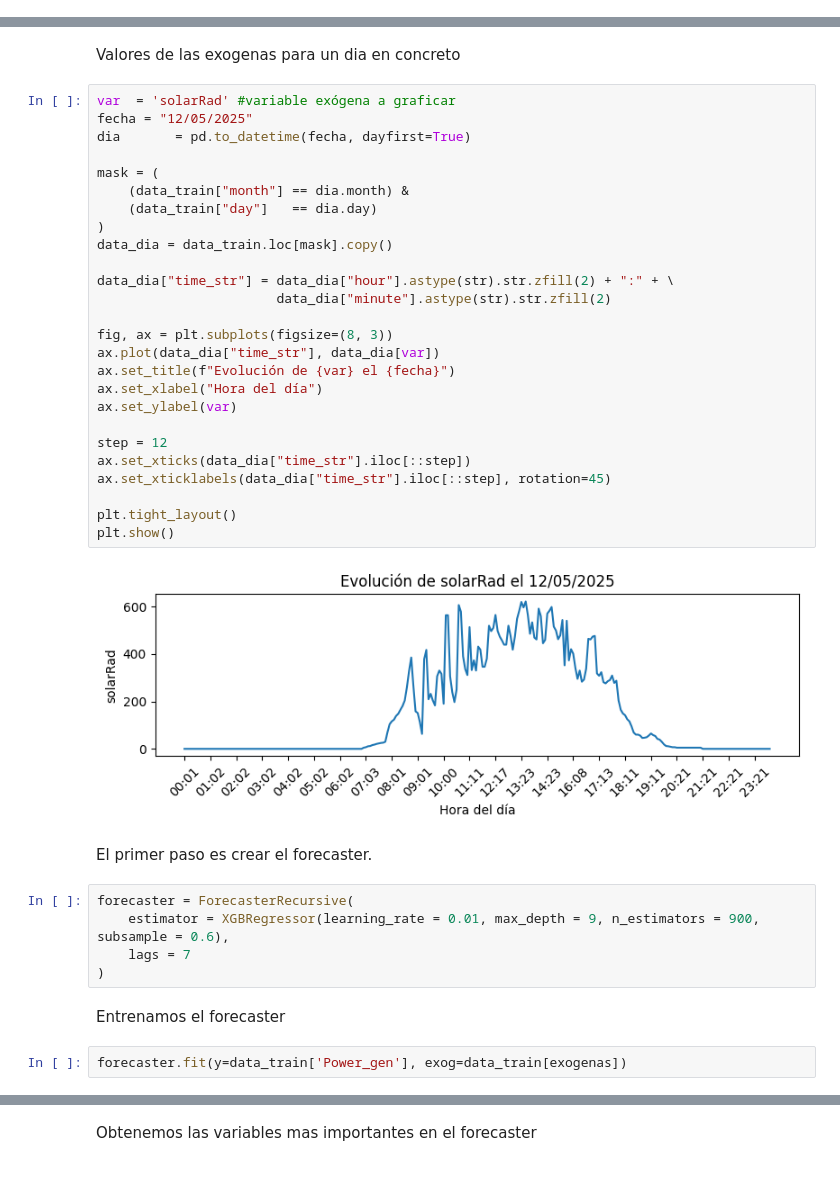
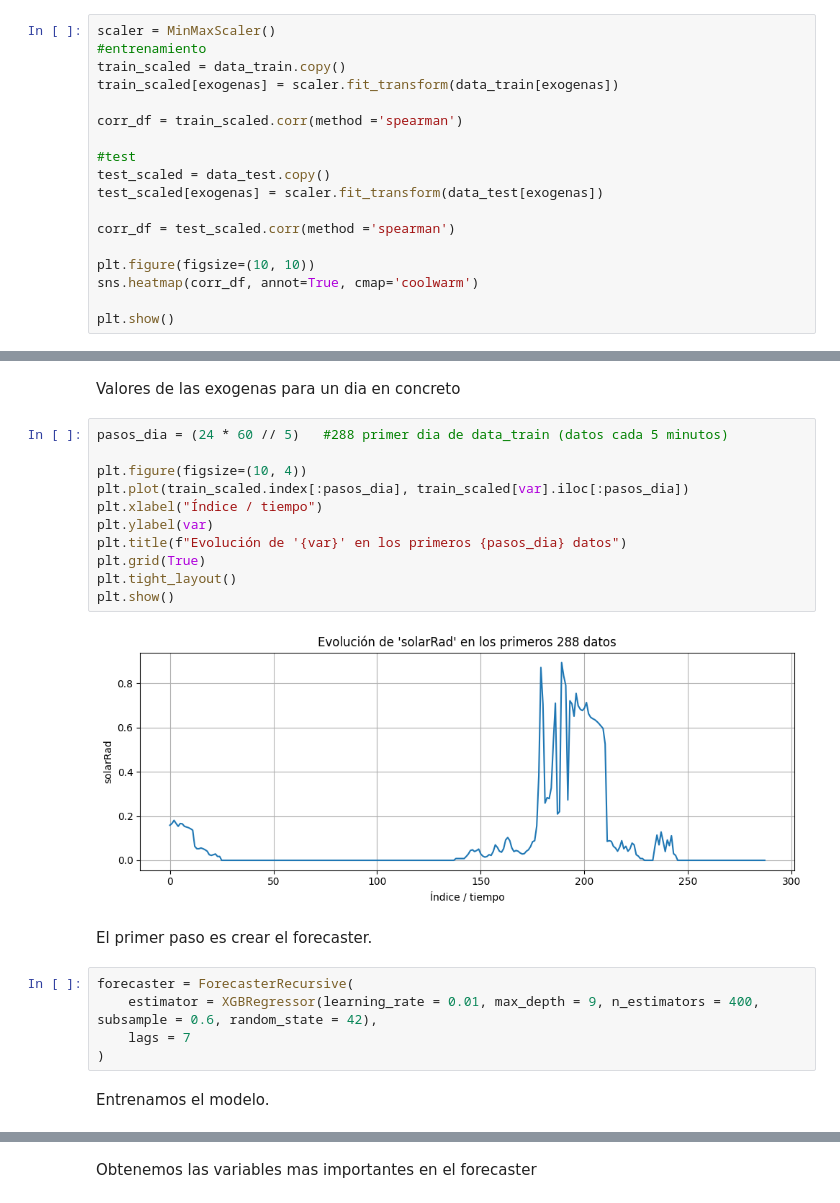
Before and after one commit to GuilleBlancoUC/TFG---IA-DE-PREDICCION-FOTOVOLTAICA, a Jupyter notebook: 3 - Código/ForescastCTC.ipynb, the cells around one changed output, grey strips where cells are left out. Drawn from its saved outputs; the diff is of its cells as text; blank space fills up the shorter version.

```diff
--- a/3 - Código/ForescastCTC.ipynb
+++ b/3 - Código/ForescastCTC.ipynb
@@ -40,0 +45,18 @@ data_test  = data.iloc[train_size:]
+# %%
+scaler = MinMaxScaler()
+#entrenamiento
+train_scaled = data_train.copy()
+train_scaled[exogenas] = scaler.fit_transform(data_train[exogenas])
+
+corr_df = train_scaled.corr(method ='spearman')
+
+#test
+test_scaled = data_test.copy()
+test_scaled[exogenas] = scaler.fit_transform(data_test[exogenas])
+
+corr_df = test_scaled.corr(method ='spearman')
+
+plt.figure(figsize=(10, 10))
+sns.heatmap(corr_df, annot=True, cmap='coolwarm')
+
+plt.show()
@@ -98,41 +122,24 @@ plt.show()
 # %% [markdown]
 Valores de las exogenas para un dia en concreto
 # %%
-var  = 'solarRad' #variable exógena a graficar
-fecha = "12/05/2025"
-dia       = pd.to_datetime(fecha, dayfirst=True)
+pasos_dia = (24 * 60 // 5)   #288 primer dia de data_train (datos cada 5 minutos)
 
-mask = (
-    (data_train["month"] == dia.month) &
-    (data_train["day"]   == dia.day)
-)
-data_dia = data_train.loc[mask].copy()
-
-data_dia["time_str"] = data_dia["hour"].astype(str).str.zfill(2) + ":" + \
-                       data_dia["minute"].astype(str).str.zfill(2)
-
-fig, ax = plt.subplots(figsize=(8, 3))
-ax.plot(data_dia["time_str"], data_dia[var])
-ax.set_title(f"Evolución de {var} el {fecha}")
-ax.set_xlabel("Hora del día")
-ax.set_ylabel(var)
-
-step = 12
-ax.set_xticks(data_dia["time_str"].iloc[::step])
-ax.set_xticklabels(data_dia["time_str"].iloc[::step], rotation=45)
-
+plt.figure(figsize=(10, 4))
+plt.plot(train_scaled.index[:pasos_dia], train_scaled[var].iloc[:pasos_dia])
+plt.xlabel("Índice / tiempo")
+plt.ylabel(var)
+plt.title(f"Evolución de '{var}' en los primeros {pasos_dia} datos")
+plt.grid(True)
 plt.tight_layout()
 plt.show()
 # %% [output]
-[figure, old version]
+[figure, new version]
 # %% [markdown]
 El primer paso es crear el forecaster.
 # %%
 forecaster = ForecasterRecursive(
-    estimator = XGBRegressor(learning_rate = 0.01, max_depth = 9, n_estimators = 900, subsample = 0.6),
+    estimator = XGBRegressor(learning_rate = 0.01, max_depth = 9, n_estimators = 400, subsample = 0.6, random_state = 42),
     lags = 7
 )
-# %% [markdown]
-Entrenamos el forecaster
-# %%
-forecaster.fit(y=data_train['Power_gen'], exog=data_train[exogenas])
+# %% [markdown]
+Entrenamos el modelo.
```
Also changed, not shown: parts of 21 cells of this notebook, 6 other files.
